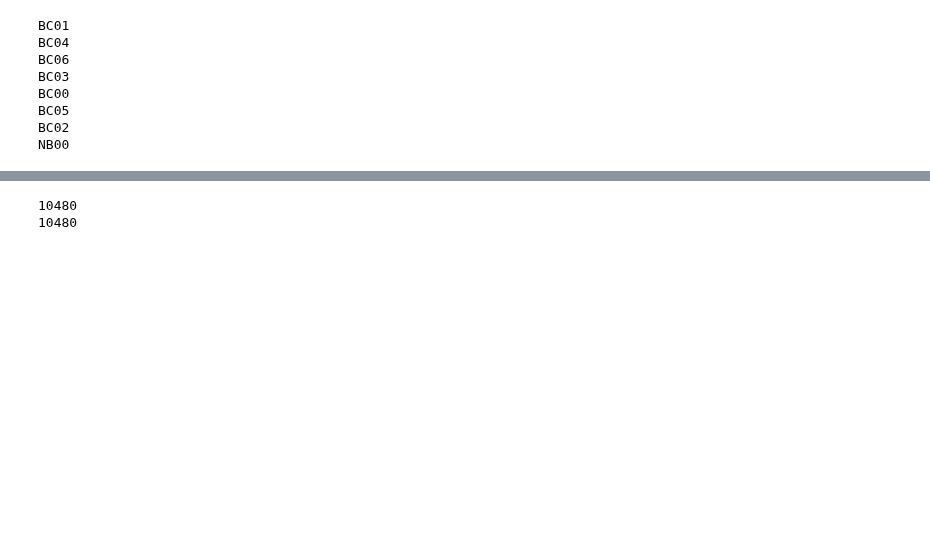
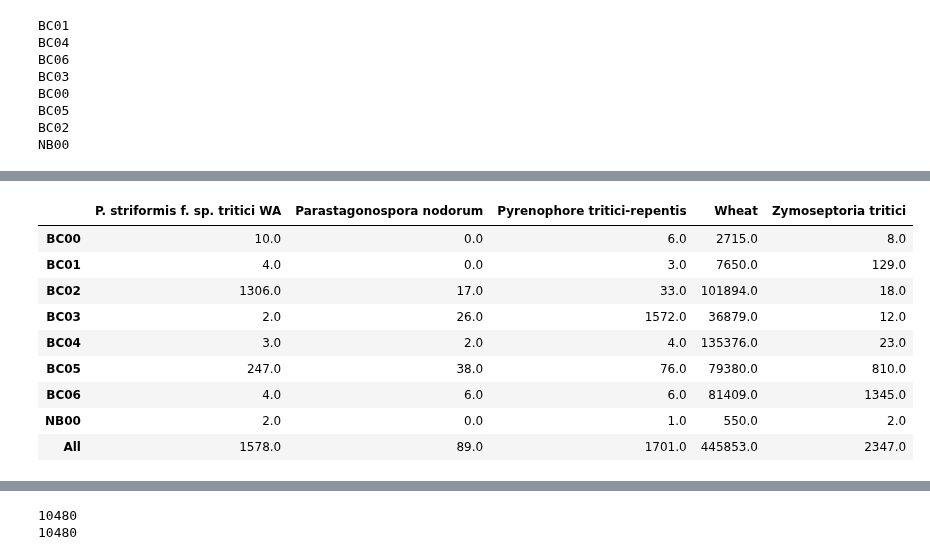
Before and after one commit to BenjaminSchwessinger/Gamran, a Jupyter notebook: MinIon_analysis_12122016_Wagga_initial-Copy1.ipynb, the cells around one changed output, grey strips where cells are left out. Cells and saved outputs as stored; diff of their text form; code cells hidden in the pictures; blank space fills up the shorter version.

```diff
--- a/MinIon_analysis_12122016_Wagga_initial-Copy1.ipynb
+++ b/MinIon_analysis_12122016_Wagga_initial-Copy1.ipynb
@@ -423,3 +402,17 @@ joint_blast_pivot_table
 | BC06 | 4.0 | 6.0 | 6.0 | 81409.0 | 1345.0 | ... |
 | NB00 | 2.0 | 0.0 | 1.0 | 550.0 | 2.0 | ... |
 | All | 1578.0 | 89.0 | 1701.0 | 445853.0 | 2347.0 | ... |
+# %%
+#Removes the 'all' column (for graphing purposes)
+joint_blast_pivot_table_noall = joint_blast_pivot_table.drop('All', axis=1)
+# %% [output]
+|  | P. striformis f. sp. tritici WA | Parastagonospora nodorum | Pyrenophore tritici-repentis | Wheat | Zymoseptoria tritici |
+| BC00 | 10.0 | 0.0 | 6.0 | 2715.0 | 8.0 |
+| BC01 | 4.0 | 0.0 | 3.0 | 7650.0 | 129.0 |
+| BC02 | 1306.0 | 17.0 | 33.0 | 101894.0 | 18.0 |
+| BC03 | 2.0 | 26.0 | 1572.0 | 36879.0 | 12.0 |
+| BC04 | 3.0 | 2.0 | 4.0 | 135376.0 | 23.0 |
+| BC05 | 247.0 | 38.0 | 76.0 | 79380.0 | 810.0 |
+| BC06 | 4.0 | 6.0 | 6.0 | 81409.0 | 1345.0 |
+| NB00 | 2.0 | 0.0 | 1.0 | 550.0 | 2.0 |
+| All | 1578.0 | 89.0 | 1701.0 | 445853.0 | 2347.0 |
```
Also changed, not shown: parts of 5 cells of this notebook.
